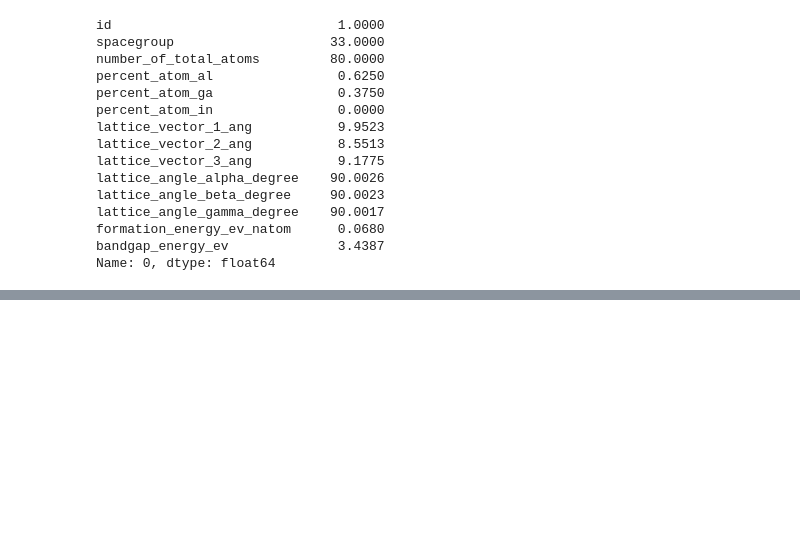
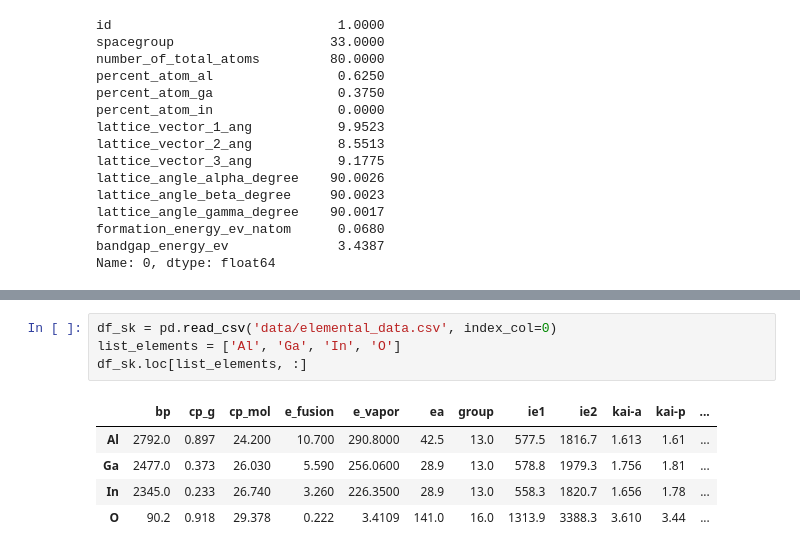
Before and after one commit to lan496/kaggle-nomad2018, a Jupyter notebook: structure.ipynb, the cells around one changed output, grey strips where cells are left out. Drawn from its saved outputs; the diff is of its cells as text; blank space fills up the shorter version.

Commit message:
elements property

```diff
--- a/structure.ipynb
+++ b/structure.ipynb
@@ -240,0 +72,10 @@ array([ 0.04634309,  0.08500054,  0.11051122,  0.0769481 ,  0.12499449,
+# %%
+df_sk = pd.read_csv('data/elemental_data.csv', index_col=0)
+list_elements = ['Al', 'Ga', 'In', 'O']
+df_sk.loc[list_elements, :]
+# %% [output]
+|  | bp | cp_g | cp_mol | e_fusion | e_vapor | ea | group | ie1 | ie2 | kai-a | kai-p | ... |
+| Al | 2792.0 | 0.897 | 24.200 | 10.700 | 290.8000 | 42.5 | 13.0 | 577.5 | 1816.7 | 1.613 | 1.61 | ... |
+| Ga | 2477.0 | 0.373 | 26.030 | 5.590 | 256.0600 | 28.9 | 13.0 | 578.8 | 1979.3 | 1.756 | 1.81 | ... |
+| In | 2345.0 | 0.233 | 26.740 | 3.260 | 226.3500 | 28.9 | 13.0 | 558.3 | 1820.7 | 1.656 | 1.78 | ... |
+| O | 90.2 | 0.918 | 29.378 | 0.222 | 3.4109 | 141.0 | 16.0 | 1313.9 | 3388.3 | 3.610 | 3.44 | ... |
```
Also changed, not shown: parts of 24 cells of this notebook, 7 other files.
